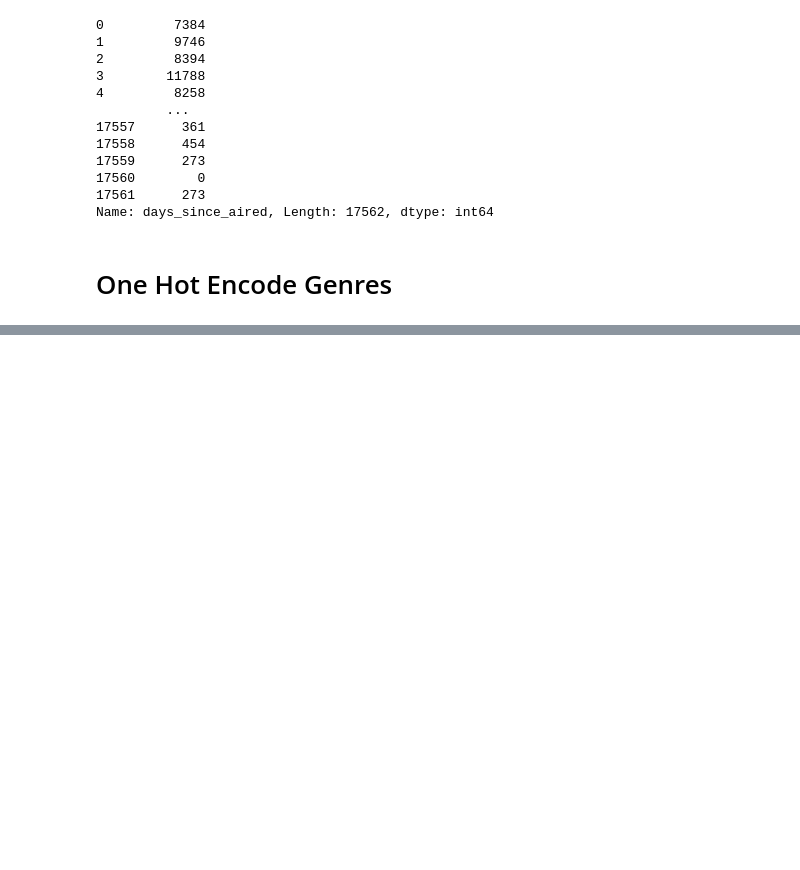
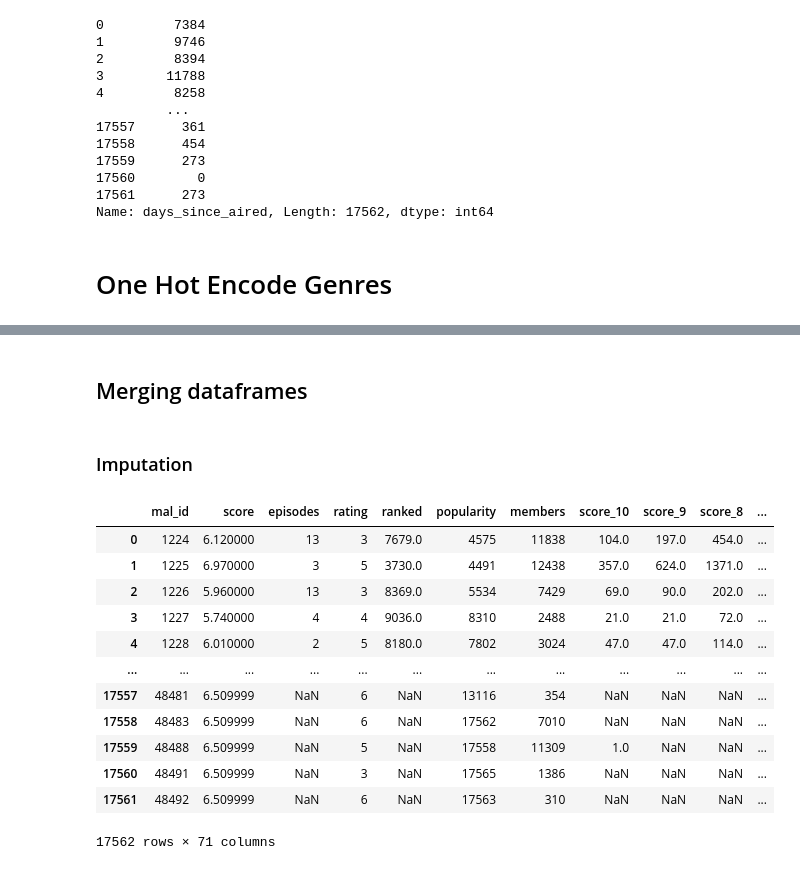
Before and after one commit to zeegeeko/ADS508-Recommender-System, a Jupyter notebook: Team3_Data_Preparation.ipynb, the cells around one changed output, grey strips where cells are left out. Saved outputs shown, nothing was run; the diff lists cells and outputs as text; code cells hidden in the pictures; blank space fills up the shorter version.

```diff
--- a/Team3_Data_Preparation.ipynb
+++ b/Team3_Data_Preparation.ipynb
@@ -195,0 +268,3 @@ Name: days_since_aired, Length: 17562, dtype: int64
+# %%
+# Concat
+anime = pd.concat([anime, type_ohe], axis=1)
@@ -195,0 +297,6 @@ Name: days_since_aired, Length: 17562, dtype: int64
+# %%
+# Order G to Adult from 1-6
+anime['rating'] = anime['rating'].replace({'G - All Ages': 1, 'PG - Children': 2,
+                                           'PG-13 - Teens 13 or older': 3, 'R+ - Mild Nudity': 4,
+                                           'R - 17+ (violence & profanity)': 5, 'Rx - Hentai': 6,
+                                           'Unknown': 6})
@@ -195,0 +318,39 @@ Name: days_since_aired, Length: 17562, dtype: int64
+# %% [markdown]
+## Merging dataframes
+# %%
+# First subset the anime table
+anime_cols = ['mal_id', 'score', 'episodes', 'rating', 'ranked', 'popularity',
+       'members', 'score_10', 'score_9', 'score_8', 'score_7', 'score_6',
+       'score_5', 'score_4', 'score_3', 'score_2', 'score_1',
+       'days_since_aired', 'Action', 'Adventure', 'Cars', 'Comedy', 'Dementia',
+       'Demons', 'Drama', 'Ecchi', 'Fantasy', 'Game', 'Harem', 'Hentai',
+       'Historical', 'Horror', 'Josei', 'Kids', 'Magic', 'Martial Arts',
+       'Mecha', 'Military', 'Music', 'Mystery', 'Parody', 'Police',
+       'Psychological', 'Romance', 'Samurai', 'School', 'Sci-Fi', 'Seinen',
+       'Shoujo', 'Shoujo Ai', 'Shounen', 'Shounen Ai', 'Slice of Life',
+       'Space', 'Sports', 'Super Power', 'Supernatural', 'Thriller', 'Unknown',
+       'Vampire', 'Yaoi', 'Yuri', 'Movie', 'Music', 'ONA', 'OVA', 'Other',
+       'Special', 'TV']
+
+anime_subset = anime[anime_cols]
+# %%
+# Global replace 'Unknown'
+anime_subset = anime_subset.replace({'Unknown': np.nan})
+# %% [markdown]
+### Imputation
+# %%
+anime_subset
+# %% [output]
+|  | mal_id | score | episodes | rating | ranked | popularity | members | score_10 | score_9 | score_8 | ... |
+| 0 | 1224 | 6.120000 | 13 | 3 | 7679.0 | 4575 | 11838 | 104.0 | 197.0 | 454.0 | ... |
+| 1 | 1225 | 6.970000 | 3 | 5 | 3730.0 | 4491 | 12438 | 357.0 | 624.0 | 1371.0 | ... |
+| 2 | 1226 | 5.960000 | 13 | 3 | 8369.0 | 5534 | 7429 | 69.0 | 90.0 | 202.0 | ... |
+| 3 | 1227 | 5.740000 | 4 | 4 | 9036.0 | 8310 | 2488 | 21.0 | 21.0 | 72.0 | ... |
+| 4 | 1228 | 6.010000 | 2 | 5 | 8180.0 | 7802 | 3024 | 47.0 | 47.0 | 114.0 | ... |
+| ... | ... | ... | ... | ... | ... | ... | ... | ... | ... | ... | ... |
+| 17557 | 48481 | 6.509999 | NaN | 6 | NaN | 13116 | 354 | NaN | NaN | NaN | ... |
+| 17558 | 48483 | 6.509999 | NaN | 6 | NaN | 17562 | 7010 | NaN | NaN | NaN | ... |
+| 17559 | 48488 | 6.509999 | NaN | 5 | NaN | 17558 | 11309 | 1.0 | NaN | NaN | ... |
+| 17560 | 48491 | 6.509999 | NaN | 3 | NaN | 17565 | 1386 | NaN | NaN | NaN | ... |
+| 17561 | 48492 | 6.509999 | NaN | 6 | NaN | 17563 | 310 | NaN | NaN | NaN | ... |
+17562 rows × 71 columns
```
Also changed, not shown: parts of 23 cells of this notebook.
